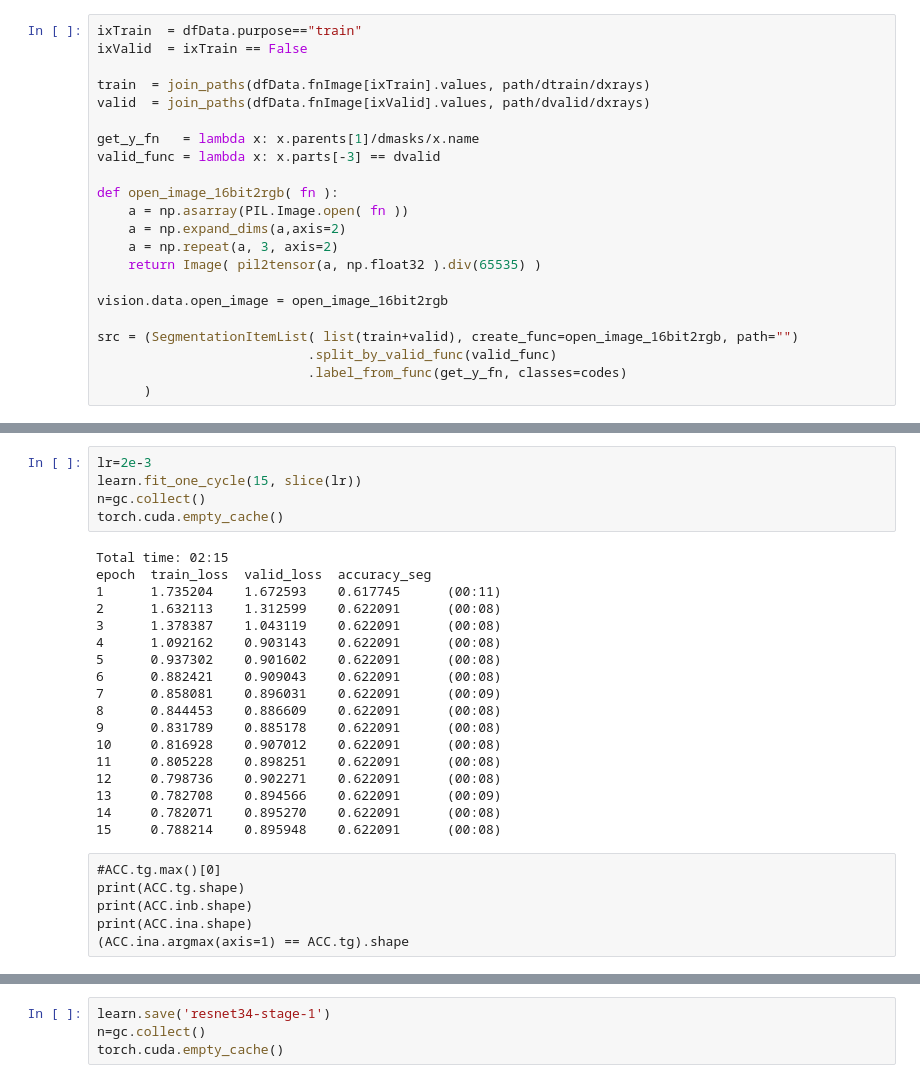
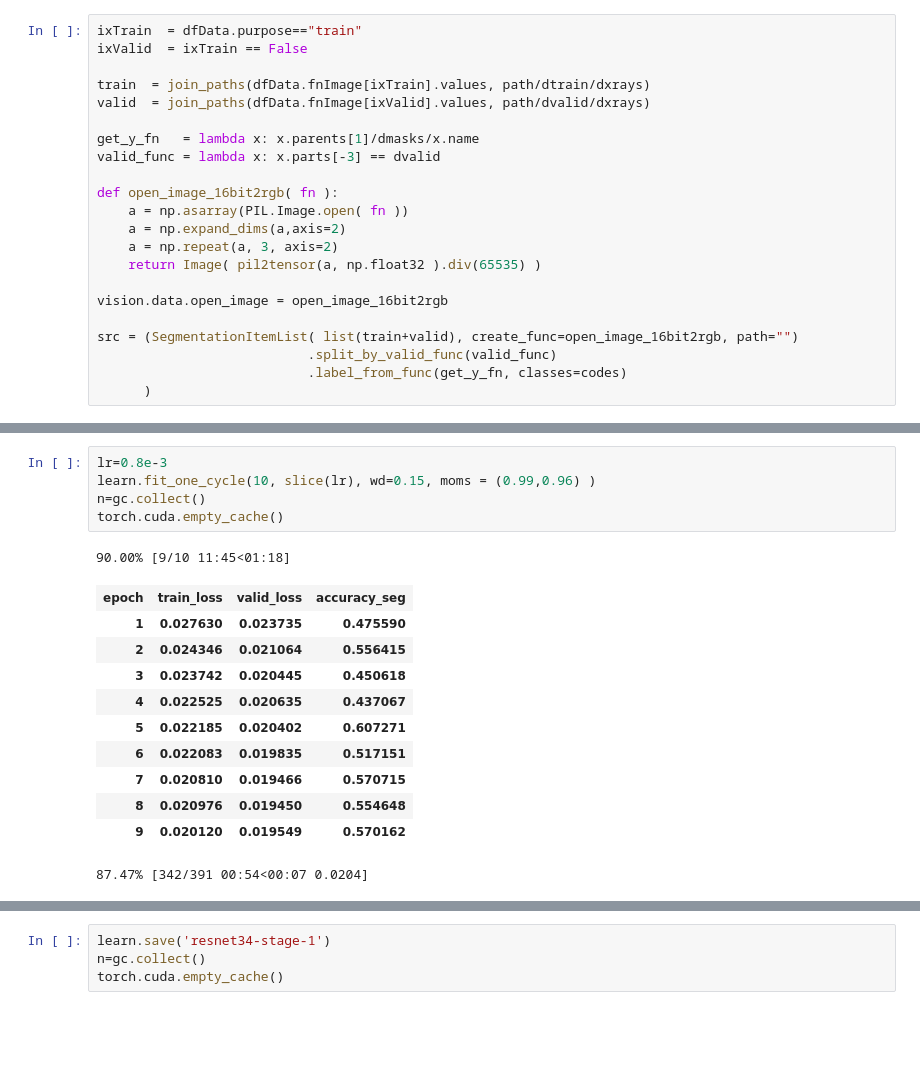
Before and after one commit to kasparlund/mammography, a Jupyter notebook: mammo_segmentation.ipynb, the cells around one changed output, grey strips where cells are left out. Drawn from its saved outputs; the diff is of its cells as text; blank space fills up the shorter version.

```diff
--- a/mammo_segmentation.ipynb
+++ b/mammo_segmentation.ipynb
@@ -594,30 +315,19 @@ learn.recorder.plot(skip_end=9)
 # %%
-lr=2e-3
-learn.fit_one_cycle(15, slice(lr))
+lr=0.8e-3
+learn.fit_one_cycle(10, slice(lr), wd=0.15, moms = (0.99,0.96) )
 n=gc.collect()
 torch.cuda.empty_cache()
 # %% [output]
-Total time: 02:15
-epoch  train_loss  valid_loss  accuracy_seg
-1      1.735204    1.672593    0.617745      (00:11)
-2      1.632113    1.312599    0.622091      (00:08)
-3      1.378387    1.043119    0.622091      (00:08)
-4      1.092162    0.903143    0.622091      (00:08)
-5      0.937302    0.901602    0.622091      (00:08)
-6      0.882421    0.909043    0.622091      (00:08)
-7      0.858081    0.896031    0.622091      (00:09)
-8      0.844453    0.886609    0.622091      (00:08)
-9      0.831789    0.885178    0.622091      (00:08)
-10     0.816928    0.907012    0.622091      (00:08)
-11     0.805228    0.898251    0.622091      (00:08)
-12     0.798736    0.902271    0.622091      (00:08)
-13     0.782708    0.894566    0.622091      (00:09)
-14     0.782071    0.895270    0.622091      (00:08)
-15     0.788214    0.895948    0.622091      (00:08)
+90.00% [9/10 11:45<01:18]
+| epoch | train_loss | valid_loss | accuracy_seg |
+| 1 | 0.027630 | 0.023735 | 0.475590 |
+| 2 | 0.024346 | 0.021064 | 0.556415 |
+| 3 | 0.023742 | 0.020445 | 0.450618 |
+| 4 | 0.022525 | 0.020635 | 0.437067 |
+| 5 | 0.022185 | 0.020402 | 0.607271 |
+| 6 | 0.022083 | 0.019835 | 0.517151 |
+| 7 | 0.020810 | 0.019466 | 0.570715 |
+| 8 | 0.020976 | 0.019450 | 0.554648 |
+| 9 | 0.020120 | 0.019549 | 0.570162 |
+87.47% [342/391 00:54<00:07 0.0204]
-# %% [raw]
-#ACC.tg.max()[0]
-print(ACC.tg.shape)
-print(ACC.inb.shape)
-print(ACC.ina.shape)
-(ACC.ina.argmax(axis=1) == ACC.tg).shape
 # %%
```
Also changed, not shown: parts of 61 cells of this notebook, 4 other files.
